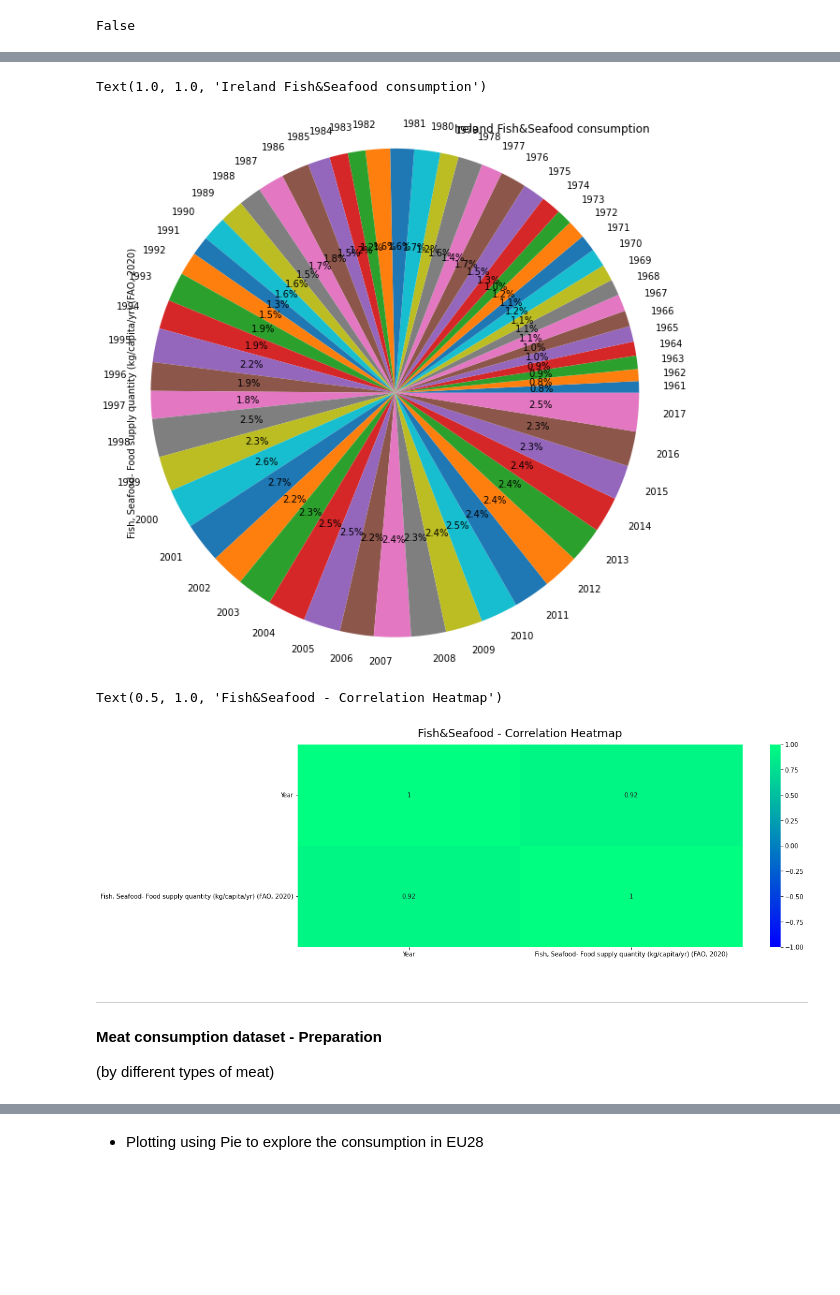
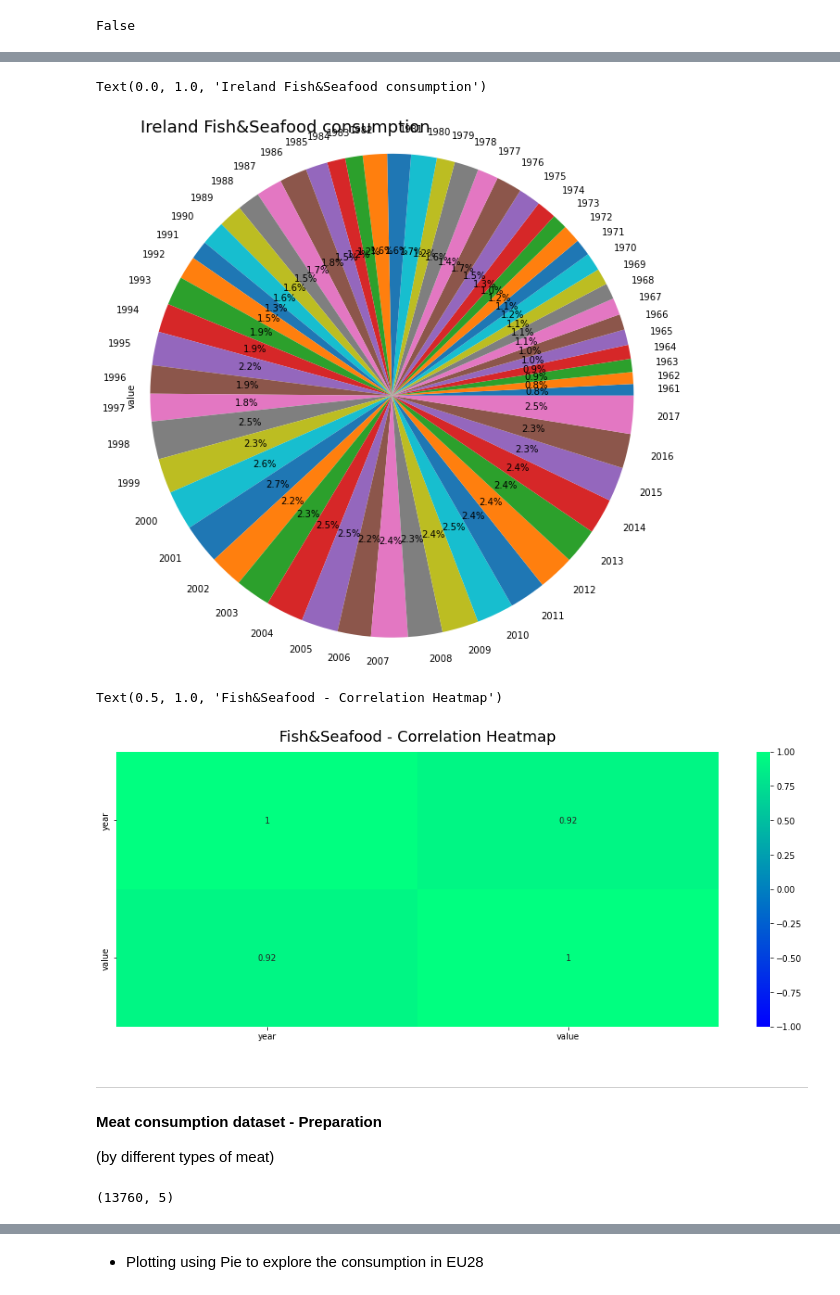
Before and after one commit to kellyc-j/MenuAssistance_project_y4, a Jupyter notebook: No. 2 Menu Assistance.ipynb, the cells around one changed output, grey strips where cells are left out. Cells and saved outputs as stored; diff of their text form; code cells hidden in the pictures; blank space fills up the shorter version.

```diff
--- a/No. 2 Menu Assistance.ipynb
+++ b/No. 2 Menu Assistance.ipynb
@@ -618,0 +526,3 @@ Ireland                                              23.43
+# %%
+dataFish3 = dataFish2.drop(columns=['Entity'])
+dataFish3.head()
@@ -618,0 +536,3 @@ Ireland                                              23.43
+# %%
+dataFish3.insert(1,'ingredient','FISH&SEAFOOD')
+dataFish3.tail()
@@ -619,5 +546,7 @@ Ireland                                              23.43
+# %%
+dataFish4 = dataFish3.replace({'country': 'IRL'}, 'IE')
 # %%
 #isolate IRL Ireland
-IEdataFish = dataFish1.loc[dataFish1['Code'] == ('IRL')]
-IEdataFish.head()
+IEFish_df = dataFish4.loc[dataFish4['country'] == ('IE')]
+IEFish_df.head()
 # %% [output]
@@ -637,19 +565,23 @@ Text(0.5, 1.0, 'Ireland Fish&Seafood consumption')
 # %%
-pieEDA_IEdataFish = IEdataFish.groupby('Year')['Fish, Seafood- Food supply quantity (kg/capita/yr) (FAO, 2020)'].sum()
-pieEDA_IEdataFish.plot.pie(figsize=(10,10), radius=1.2, autopct='%1.1f%%')
-plt.title("Ireland Fish&Seafood consumption", loc = 'right')
+pie_IEFish_df = IEFish_df.groupby('year')['value'].sum()
+pie_IEFish_df.plot.pie(figsize=(10,10), radius=1.2, autopct='%1.1f%%')
+plt.title("Ireland Fish&Seafood consumption", loc = 'left', fontdict={'fontsize':18}, pad=12)
 # %% [output]
-Text(1.0, 1.0, 'Ireland Fish&Seafood consumption')
+Text(0.0, 1.0, 'Ireland Fish&Seafood consumption')
-[figure, old version]
+[figure, new version]
 # %%
 plt.figure(figsize=(16,6))
-heatmap = sns.heatmap(IEdataFish.corr(), vmin=-1, vmax=1, annot=True, cmap='winter')
+heatmap = sns.heatmap(IEFish_df.corr(), vmin=-1, vmax=1, annot=True, cmap='winter')
 heatmap.set_title('Fish&Seafood - Correlation Heatmap', fontdict={'fontsize':18}, pad=12)
 # %% [output]
 Text(0.5, 1.0, 'Fish&Seafood - Correlation Heatmap')
-[figure, old version]
+[figure, new version]
 # %% [markdown]
 ----
 #### Meat consumption dataset - Preparation
 (by different types of meat)
+# %%
+dataMeatCon.shape
+# %% [output]
+(13760, 5)
 # %%
```
Also changed, not shown: parts of 90 cells of this notebook.
